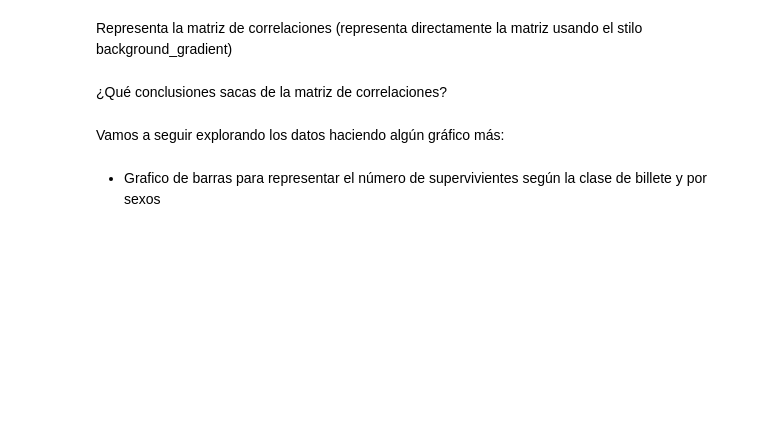
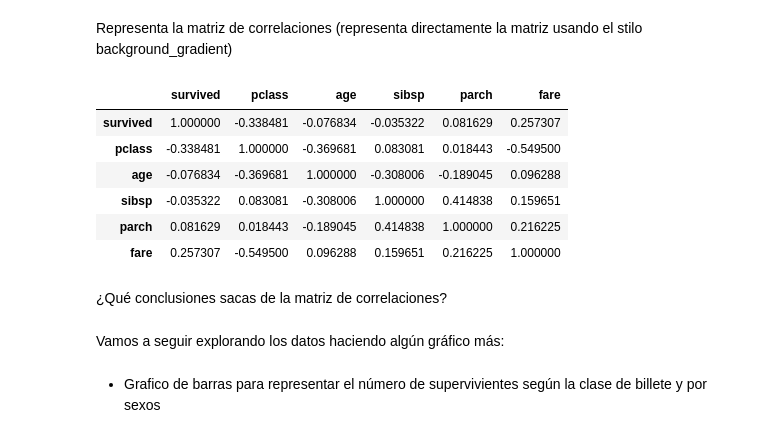
Before and after one commit to xabierguerrero/IABD_2425, a Jupyter notebook: Python_Ejers/SAPA/2_4Ejers/2_4Ejercicios.ipynb, the cells around one changed output. Drawn from its saved outputs; the diff is of its cells as text; code cells hidden in the pictures; blank space fills up the shorter version.

```diff
--- a/Python_Ejers/SAPA/2_4Ejers/2_4Ejercicios.ipynb
+++ b/Python_Ejers/SAPA/2_4Ejers/2_4Ejercicios.ipynb
@@ -207,2 +271,5 @@ Muestra la media de supervivientes según el número de padres e hijos ordenada
 # %% [markdown]
 Halla las correlaciones de los datos numéricos y muestra el coeficiente de correlacion de las diferentes variables respecto a la variable survived
+# %%
+corr_matrix = df_titanic_limpio.corr(numeric_only=True)
+corr_matrix['survived'].sort_values(ascending=False)
@@ -209,4 +284,14 @@ Halla las correlaciones de los datos numéricos y muestra el coeficiente de corr
 # %% [markdown]
 Representa la matriz de correlaciones (representa directamente la matriz usando el stilo background_gradient)
+# %%
+corr_matrix.style.background_gradient()
+# %% [output]
+|  | survived | pclass | age | sibsp | parch | fare |
+| survived | 1.000000 | -0.338481 | -0.076834 | -0.035322 | 0.081629 | 0.257307 |
+| pclass | -0.338481 | 1.000000 | -0.369681 | 0.083081 | 0.018443 | -0.549500 |
+| age | -0.076834 | -0.369681 | 1.000000 | -0.308006 | -0.189045 | 0.096288 |
+| sibsp | -0.035322 | 0.083081 | -0.308006 | 1.000000 | 0.414838 | 0.159651 |
+| parch | 0.081629 | 0.018443 | -0.189045 | 0.414838 | 1.000000 | 0.216225 |
+| fare | 0.257307 | -0.549500 | 0.096288 | 0.159651 | 0.216225 | 1.000000 |
 # %% [markdown]
 ¿Qué conclusiones sacas de la matriz de correlaciones?
```
Also changed, not shown: parts of 14 cells of this notebook, 1 other file.
